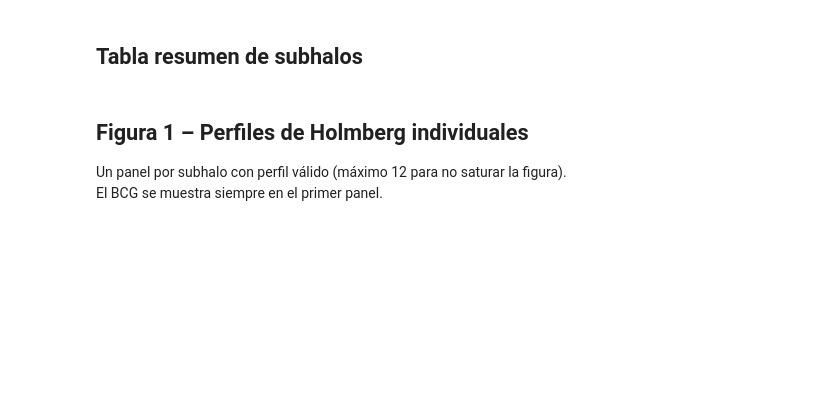
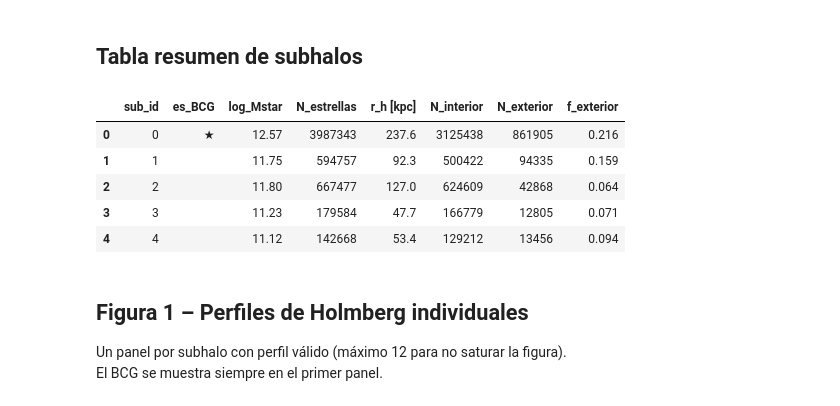
Before and after one commit to patito-mary/icl, a Jupyter notebook: 01c_perfil_subhalos_grupo.ipynb, the cells around one changed output. Saved outputs shown, nothing was run; the diff lists cells and outputs as text; code cells hidden in the pictures; blank space fills up the shorter version.

```diff
--- a/01c_perfil_subhalos_grupo.ipynb
+++ b/01c_perfil_subhalos_grupo.ipynb
@@ -294,22 +319,29 @@ print(f"  Partículas exteriores   : {n_outer_total:,}")
 # %%
 import pandas as pd
 
 rows = []
 for r in results:
     mstar = r.get('mstar', 0)
     rows.append({
         'sub_id'     : r['sub_id'],
         'es_BCG'     : '★' if r['sub_id'] == BCG_sub else '',
         'log_Mstar'  : f"{np.log10(mstar):.2f}" if mstar > 0 else '—',
         'N_estrellas': r['n_stars'],
         'r_h [kpc]'  : f"{r['r_h']:.1f}" if np.isfinite(r['r_h']) else '—',
         'N_interior' : r['n_inner'],
         'N_exterior' : r['n_outer'],
         'f_exterior' : f"{r['n_outer']/r['n_stars']:.3f}" if r['n_stars'] > 0 else '—',
     })
 
 df = pd.DataFrame(rows)
-display(df.style.background_gradient(subset=['N_exterior'], cmap='Reds'))
+display(df.head(5).style.background_gradient(subset=['N_exterior'], cmap='Reds'))
+# %% [output]
+|  | sub_id | es_BCG | log_Mstar | N_estrellas | r_h [kpc] | N_interior | N_exterior | f_exterior |
+| 0 | 0 | ★ | 12.57 | 3987343 | 237.6 | 3125438 | 861905 | 0.216 |
+| 1 | 1 |  | 11.75 | 594757 | 92.3 | 500422 | 94335 | 0.159 |
+| 2 | 2 |  | 11.80 | 667477 | 127.0 | 624609 | 42868 | 0.064 |
+| 3 | 3 |  | 11.23 | 179584 | 47.7 | 166779 | 12805 | 0.071 |
+| 4 | 4 |  | 11.12 | 142668 | 53.4 | 129212 | 13456 | 0.094 |
 # %% [markdown]
 ## Figura 1 – Perfiles de Holmberg individuales
 
```
Also changed, not shown: parts of 6 cells of this notebook, 5 other files.
